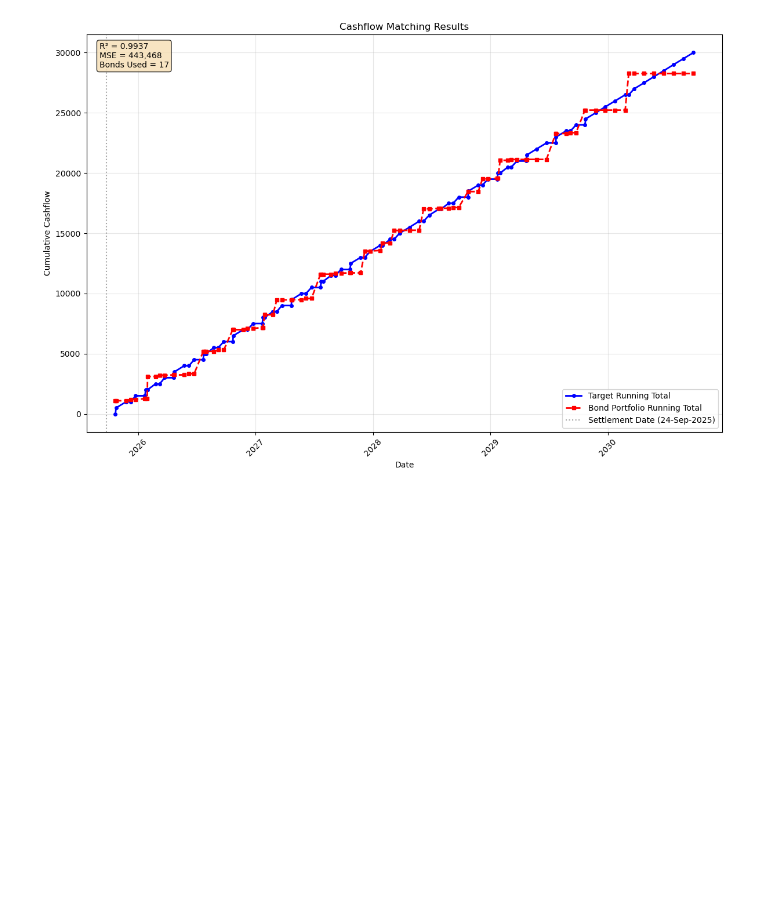
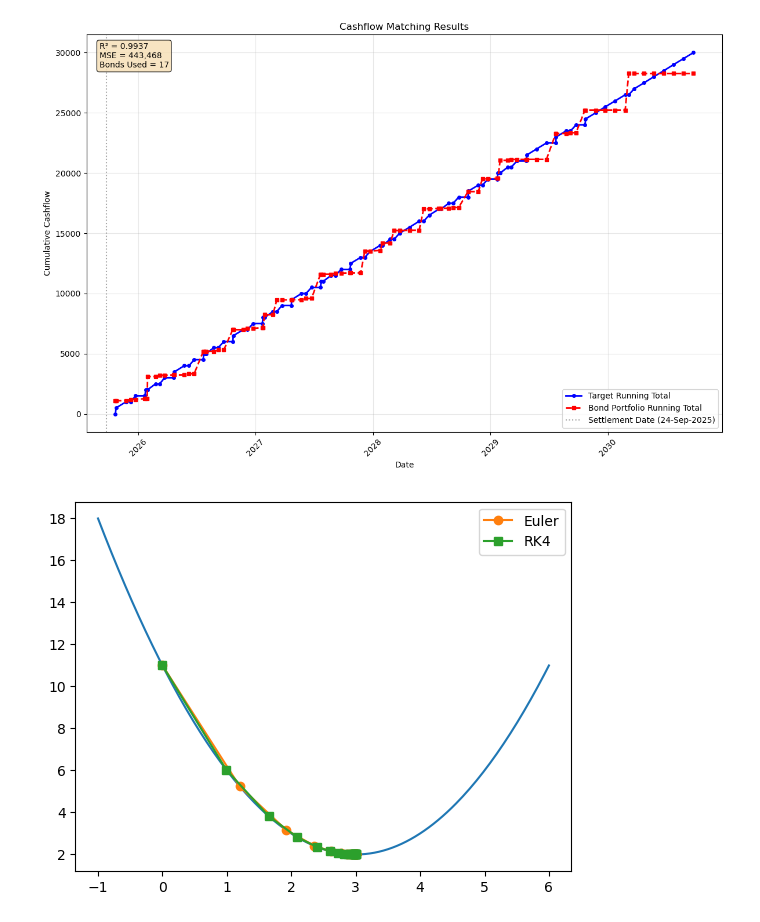
Before and after one commit to johndecb/bond_project, a Jupyter notebook: jcb_cashflow_notepad.ipynb, the cells around one changed output. Saved outputs shown, nothing was run; the diff lists cells and outputs as text; code cells hidden in the pictures; blank space fills up the shorter version.

```diff
--- a/jcb_cashflow_notepad.ipynb
+++ b/jcb_cashflow_notepad.ipynb
@@ -2643,3 +2643,34 @@ create_cashflow_summary_table(results)
 plot_cashflow_matching(results, settlement_date, title="Cashflow Matching Results")
 # %% [output]
 [figure]
+# %%
+import numpy as np
+import matplotlib.pyplot as plt
+
+def f(x): return (x - 3)**2 + 2
+def grad_f(x, h): return ((x + h/2 - 3)**2 - (x - h/2 - 3)**2) / h
+
+def euler_step(x, h):
+    return x - h * grad_f(x, h)
+
+def rk4_step(x, h):
+    k1 = -grad_f(x, h)
+    k2 = -grad_f(x + 0.5*h*k1, h)
+    k3 = -grad_f(x + 0.5*h*k2, h)
+    k4 = -grad_f(x + h*k3, h)
+    return x + (h/6)*(k1 + 2*k2 + 2*k3 + k4)
+
+x_euler, x_rk4 = [0], [0]
+h = 0.2
+
+for _ in range(20):
+    x_euler.append(euler_step(x_euler[-1], h))
+    x_rk4.append(rk4_step(x_rk4[-1], h))
+
+xs = np.linspace(-1, 6, 200)
+plt.plot(xs, f(xs))
+plt.plot(x_euler, f(np.array(x_euler)), 'o-', label="Euler")
+plt.plot(x_rk4, f(np.array(x_rk4)), 's-', label="RK4")
+plt.legend(); plt.show()
+# %% [output]
+[figure, added]
```
Also changed, not shown: parts of 8 cells of this notebook, 5 other files.
